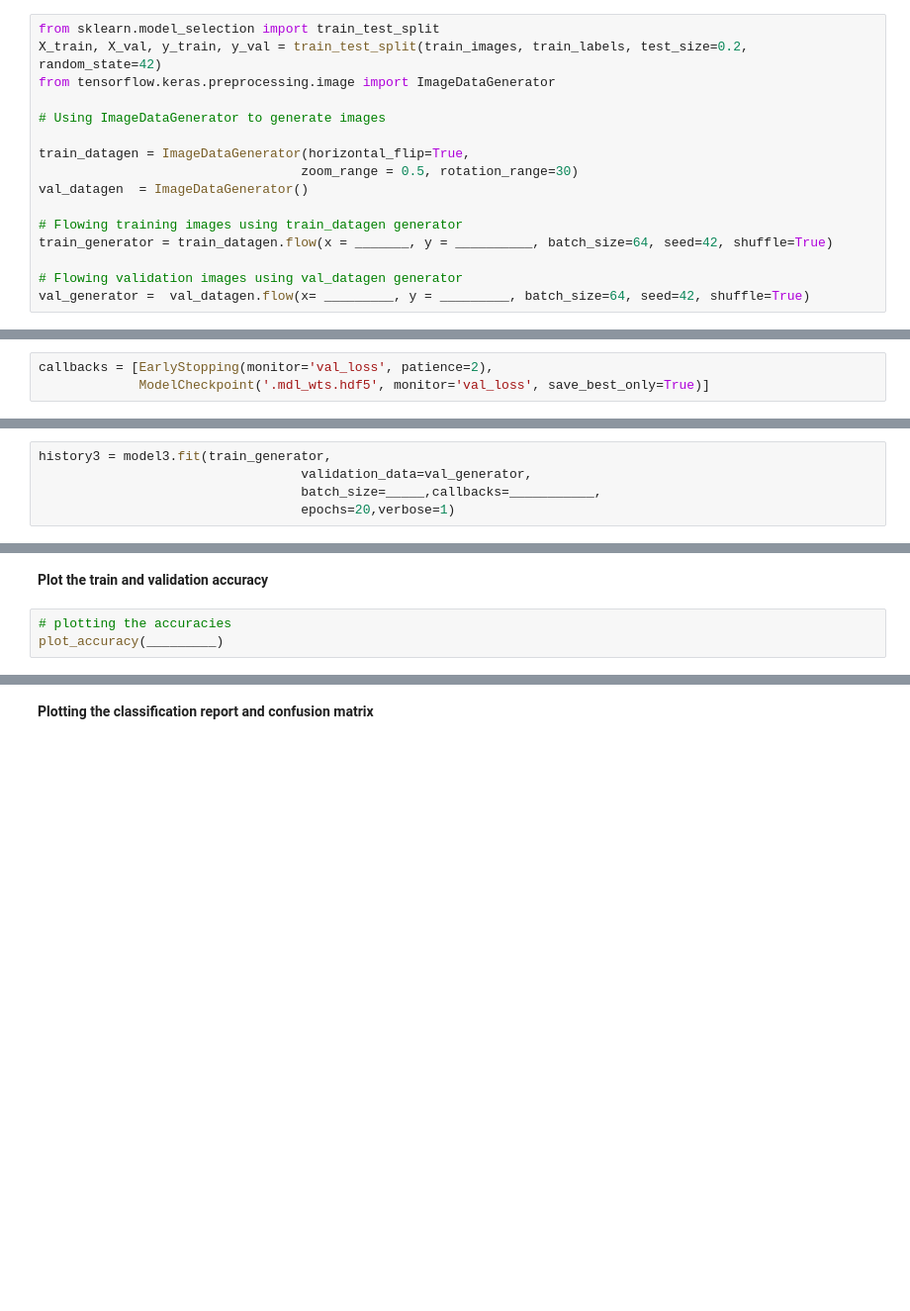
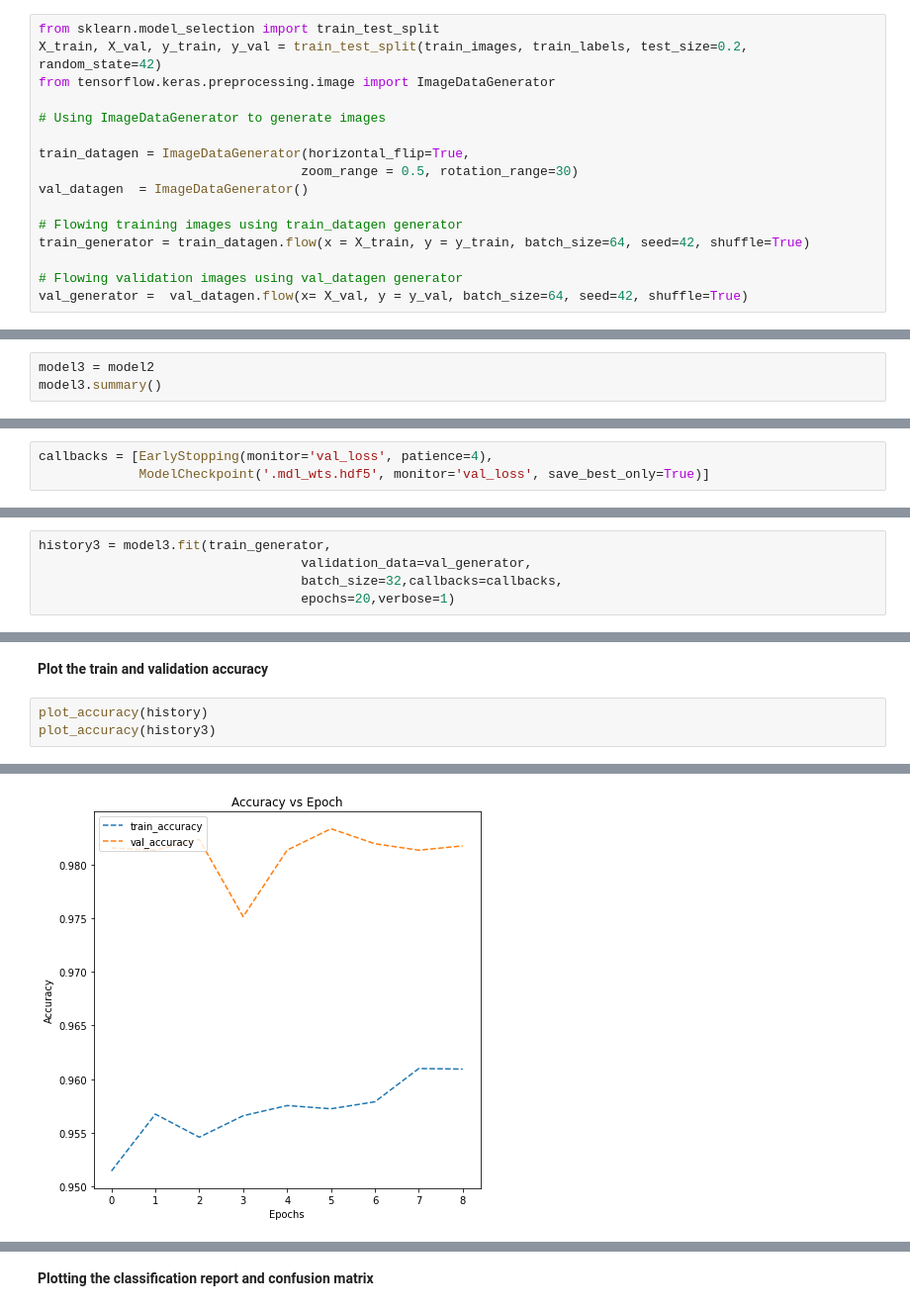
Before and after one commit to agarduno93/DataScienceProject, a Jupyter notebook: Reference_Notebook_Milestone_2_Deep_Learning.ipynb, the cells around one changed output, grey strips where cells are left out. Shown at 99% size. Drawn from its saved outputs; the diff is of its cells as text; blank space fills up the shorter version.

```diff
--- a/Reference_Notebook_Milestone_2_Deep_Learning.ipynb
+++ b/Reference_Notebook_Milestone_2_Deep_Learning.ipynb
@@ -622,10 +679,10 @@ train_datagen = ImageDataGenerator(horizontal_flip=True,
 val_datagen  = ImageDataGenerator()
 
 # Flowing training images using train_datagen generator
-train_generator = train_datagen.flow(x = _______, y = __________, batch_size=64, seed=42, shuffle=True)
+train_generator = train_datagen.flow(x = X_train, y = y_train, batch_size=64, seed=42, shuffle=True)
 
 # Flowing validation images using val_datagen generator
-val_generator =  val_datagen.flow(x= _________, y = _________, batch_size=64, seed=42, shuffle=True)
+val_generator =  val_datagen.flow(x= X_val, y = y_val, batch_size=64, seed=42, shuffle=True)
 # %% [markdown]
 ####**Think About It :**<br>
 
@@ -662,0 +714,3 @@ model3.summary()
+# %%
+model3 = model2
+model3.summary()
@@ -663,12 +735,12 @@ model3.summary()
 # %% [markdown]
 <b>Using Callbacks
 # %%
-callbacks = [EarlyStopping(monitor='val_loss', patience=2),
+callbacks = [EarlyStopping(monitor='val_loss', patience=4),
              ModelCheckpoint('.mdl_wts.hdf5', monitor='val_loss', save_best_only=True)]
 # %% [markdown]
 <b> Fit and Train the model
 # %%
 history3 = model3.fit(train_generator,
                                   validation_data=val_generator,
-                                  batch_size=_____,callbacks=___________,
+                                  batch_size=32,callbacks=callbacks,
                                   epochs=20,verbose=1)
@@ -676,6 +767,7 @@ history3 = model3.fit(train_generator,
 ####<B>Evaluating the model
 # %% [markdown]
 <b>Plot the train and validation accuracy
-# %%
-# plotting the accuracies
-plot_accuracy(_________)
+# %%
+plot_accuracy(history)
+plot_accuracy(history3)
+# %% [output]
@@ -682,2 +775,3 @@ plot_accuracy(_________)
+[figure, added]
 # %%
 # Evaluating the model on test data
```
Also changed, not shown: parts of 49 cells of this notebook, 1 other file.
